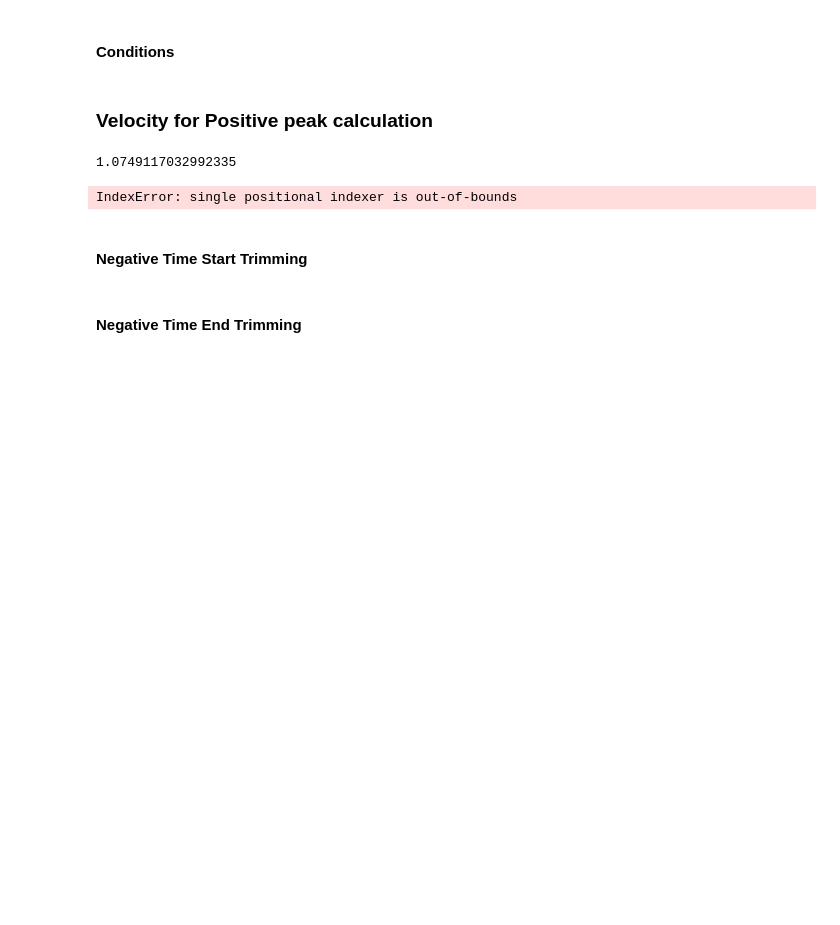
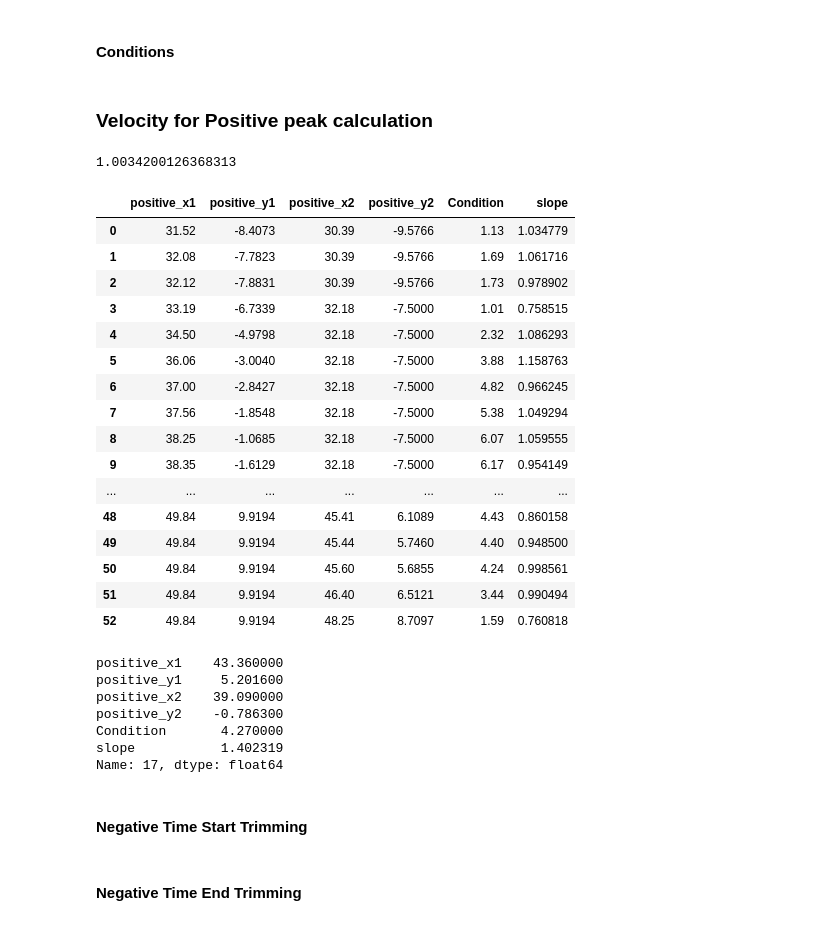
Before and after one commit to jamesleocodes/eye_movement, a Jupyter notebook: gain/gain_calc_1.ipynb, the cells around one changed output. Cells and saved outputs as stored; diff of their text form; code cells hidden in the pictures; blank space fills up the shorter version.

```diff
--- a/gain/gain_calc_1.ipynb
+++ b/gain/gain_calc_1.ipynb
@@ -501,7 +501,7 @@ param_vel_positive_final = param_vel_final.fillna(method='ffill')
 # %%
 param_vel_positive_final['Condition'] = param_vel_positive_final['positive_x2'] - param_vel_positive_final['positive_x1']
 param_vel_positive_final['Condition'] =abs(param_vel_positive_final['Condition'])
-param_vel_positive_final = param_vel_positive_final[param_vel_positive_final['Condition'] > 0.54]
+param_vel_positive_final = param_vel_positive_final[param_vel_positive_final['Condition'] > 0.72]
 # %% [markdown]
 ### Velocity for Positive peak calculation
 # %%
@@ -510,6 +510,9 @@ param_vel_positive_final['slope'] = (param_vel_positive_final['positive_y2'] - p
 
 # abs
 param_vel_positive_final['slope'] = abs(param_vel_positive_final['slope'])
+
+# Reindexing
+param_vel_positive_final = param_vel_positive_final.reset_index(drop=True)
 
 # Remove unwant values
 #param_gain_positive_final.loc[param_gain_positive_final['slope'] > 1.09, 'slope'] = np.nan
@@ -520,4 +523,4 @@ average_positive_slope = abs(param_vel_positive_final['slope'].mean())
 # Print the average slope
 print(average_positive_slope)
 # %% [output]
-1.0749117032992335
+1.0034200126368313
@@ -526,8 +527,35 @@ max
+# %%
+param_vel_positive_final
+# %% [output]
+|  | positive_x1 | positive_y1 | positive_x2 | positive_y2 | Condition | slope |
+| 0 | 31.52 | -8.4073 | 30.39 | -9.5766 | 1.13 | 1.034779 |
+| 1 | 32.08 | -7.7823 | 30.39 | -9.5766 | 1.69 | 1.061716 |
+| 2 | 32.12 | -7.8831 | 30.39 | -9.5766 | 1.73 | 0.978902 |
+| 3 | 33.19 | -6.7339 | 32.18 | -7.5000 | 1.01 | 0.758515 |
+| 4 | 34.50 | -4.9798 | 32.18 | -7.5000 | 2.32 | 1.086293 |
+| 5 | 36.06 | -3.0040 | 32.18 | -7.5000 | 3.88 | 1.158763 |
+| 6 | 37.00 | -2.8427 | 32.18 | -7.5000 | 4.82 | 0.966245 |
+| 7 | 37.56 | -1.8548 | 32.18 | -7.5000 | 5.38 | 1.049294 |
+| 8 | 38.25 | -1.0685 | 32.18 | -7.5000 | 6.07 | 1.059555 |
+| 9 | 38.35 | -1.6129 | 32.18 | -7.5000 | 6.17 | 0.954149 |
+| ... | ... | ... | ... | ... | ... | ... |
+| 48 | 49.84 | 9.9194 | 45.41 | 6.1089 | 4.43 | 0.860158 |
+| 49 | 49.84 | 9.9194 | 45.44 | 5.7460 | 4.40 | 0.948500 |
+| 50 | 49.84 | 9.9194 | 45.60 | 5.6855 | 4.24 | 0.998561 |
+| 51 | 49.84 | 9.9194 | 46.40 | 6.5121 | 3.44 | 0.990494 |
+| 52 | 49.84 | 9.9194 | 48.25 | 8.7097 | 1.59 | 0.760818 |
 # %%
 max_idx = param_vel_positive_final['slope'].idxmax()
 max_row = param_vel_positive_final.iloc[max_idx]
+max_row
 # %% [output]
-IndexError: single positional indexer is out-of-bounds
+positive_x1    43.360000
+positive_y1     5.201600
+positive_x2    39.090000
+positive_y2    -0.786300
+Condition       4.270000
+slope           1.402319
+Name: 17, dtype: float64
 # %% [markdown]
 #### Negative Time Start Trimming
 # %%
```
Also changed, not shown: parts of 9 cells of this notebook.
